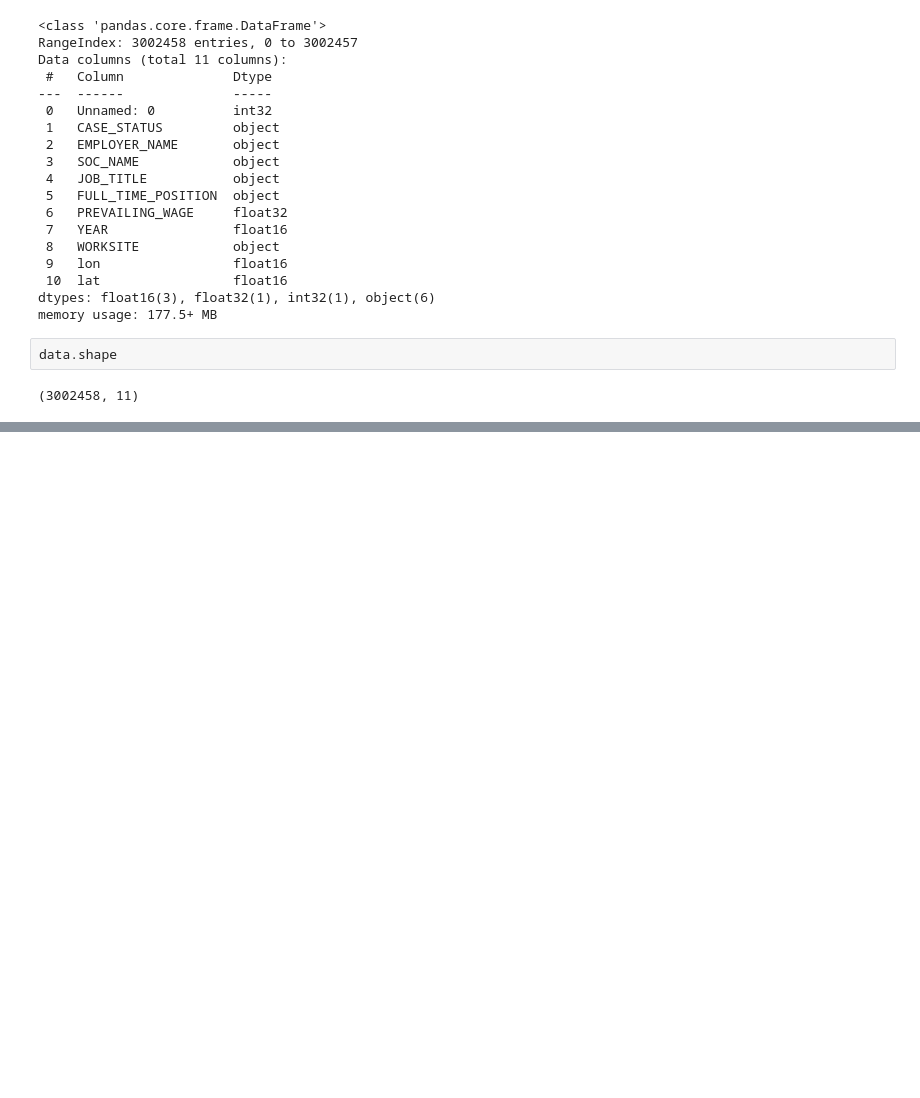
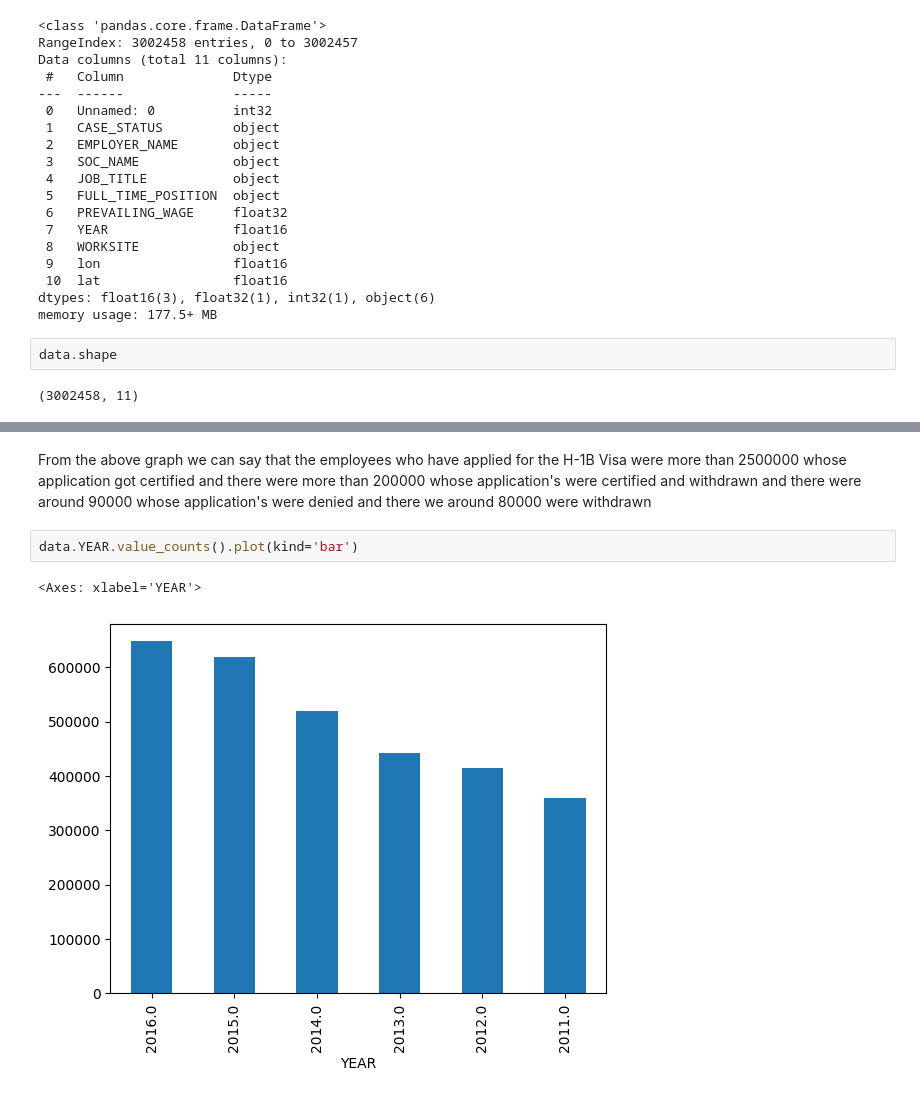
Before and after one commit to channreaksmey/h1b-visa, a Jupyter notebook: h-1b_visa.ipynb, the cells around one changed output, grey strips where cells are left out. Drawn from its saved outputs; the diff is of its cells as text; blank space fills up the shorter version.

Commit message:
h1b visa

```diff
--- a/h-1b_visa.ipynb
+++ b/h-1b_visa.ipynb
@@ -107,0 +150,7 @@ data.shape
+# %% [markdown]
+From the above graph we can say that the employees who have applied for the H-1B Visa were more than 2500000 whose application got certified and there were more than 200000 whose application's were certified and withdrawn and there were around 90000 whose application's were denied and there we around 80000 were withdrawn
+# %%
+data.YEAR.value_counts().plot(kind='bar')
+# %% [output]
+<Axes: xlabel='YEAR'>
+[figure, added]
```
Also changed, not shown: parts of 37 cells of this notebook.
